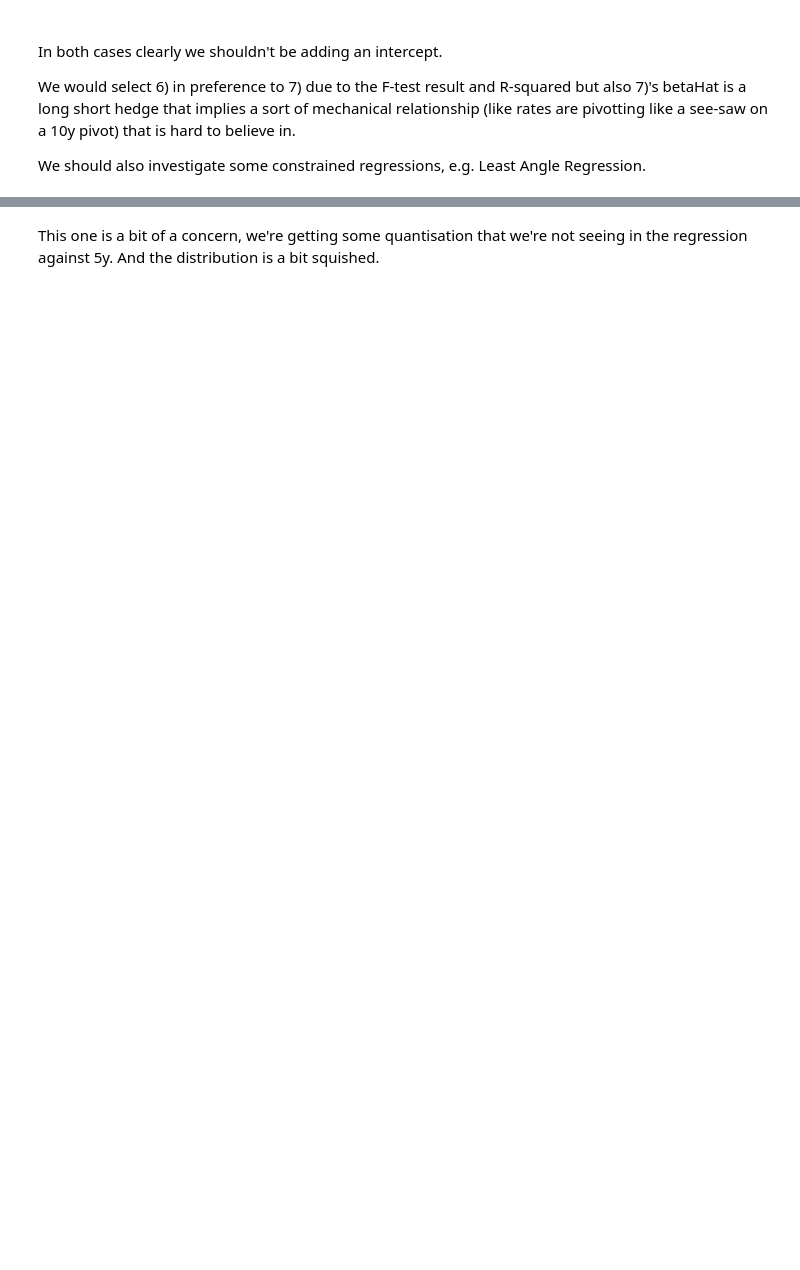
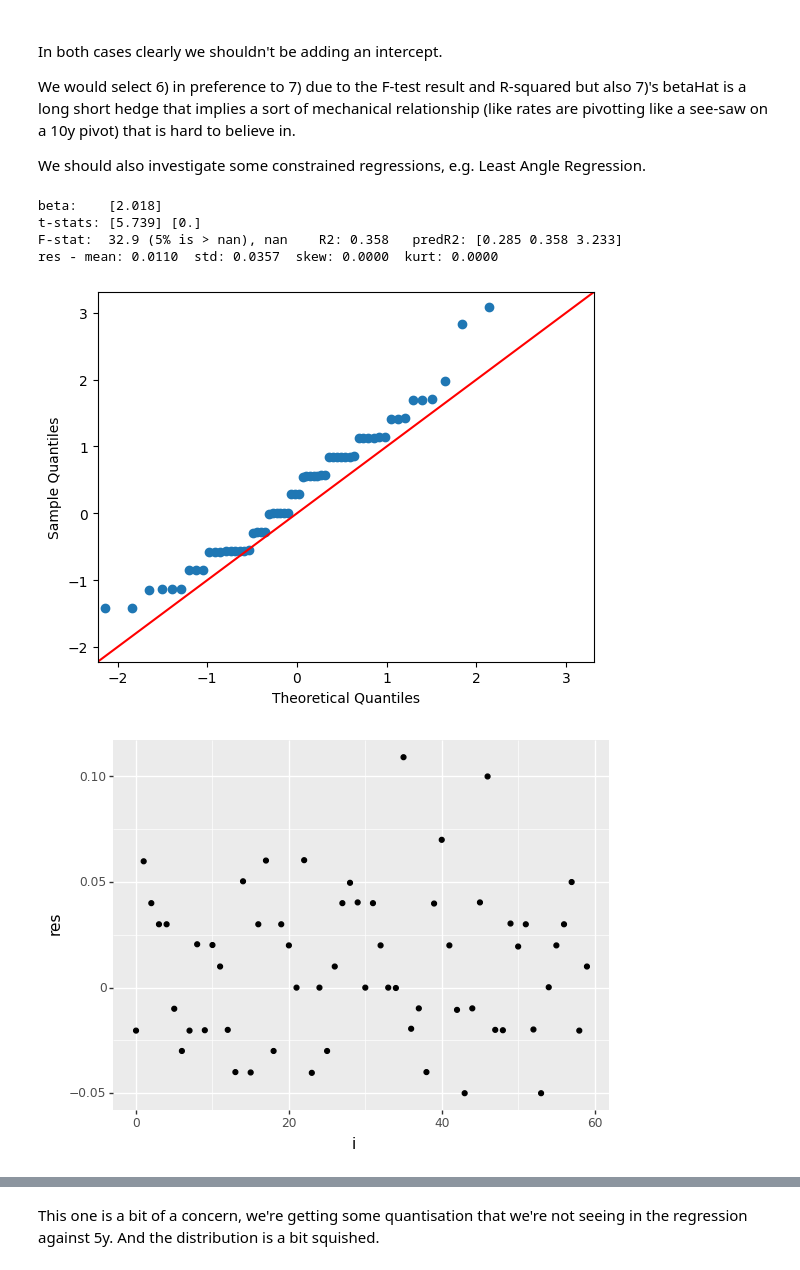
Before and after one commit to coppertop-bones/coppertop-libs, a Jupyter notebook: jupyter/analysis/Handling risk in the presence of multicollinearity.ipynb, the cells around one changed output, grey strips where cells are left out. Drawn from its saved outputs; the diff is of its cells as text; code cells hidden in the pictures; blank space fills up the shorter version.

```diff
--- a/jupyter/analysis/Handling risk in the presence of multicollinearity.ipynb
+++ b/jupyter/analysis/Handling risk in the presence of multicollinearity.ipynb
@@ -55,17 +48,16 @@ DATA_PATH = "./data"
+# %%
+array = (N**num)&darray
 # %% [markdown]
 <br>
 
 #### UTILS
 # %%
 @coppertop
-def residualsPlot(res:array_) -> P9:
-    # res = res >> to >> (vec&tvarray)
-    df = panda({'i':range(res >> count), 'res':res})
+def residualsPlot(res:array) -> plotnine.ggplot:
+    df = pandaframe({'i':range(res >> count), 'res':res})
     answer = (plotnine.ggplot(df, plotnine.aes(x='i', y='res')) + plotnine.geom_point())
-    answer = answer | P9
         # + p9.geom_line(color='lightgrey', size=0.25)
     return answer
-
 
 @coppertop
 def showStats(Y, X):
@@ -73,10 +65,10 @@ def showStats(Y, X):
 
 @coppertop
 def showStats(Y, X, options):
-    lm = dm.stats.ols(Y, X, options)
+    lm = ols(Y, X, options)
     f'beta:    {(lm >> betaHat >> round(_, 3)).reshape(lm.K)}' >> PP #      resDoF: {lm.resDoF}' >> PP
     f't-stats: {lm >> tStats >> round(_, 3)} {lm >> tVals >> round(_, 3)}' >> PP
-    f'F-stat:  {np.round(lm >> fStat, 1)} (5% is > {np.round(lm >> fCrit(_,0.05), 1)}), {np.round(lm >> fVal, 4)}    R2: {np.round(lm >> r2, 3)}   predR2: {np.round(dm.stats.predictedR2(Y, X, options), 3)}' >> PP
+    f'F-stat:  {np.round(lm >> fStat, 1)} (5% is > {np.round(lm >> fCrit(_,0.05), 1)}), {np.round(lm >> fVal, 4)}    R2: {np.round(lm >> r2, 3)}   predR2: {np.round(predictedR2(Y, X, options), 3)}' >> PP
     return lm
 
 @coppertop
@@ -98,29 +90,17 @@ renames = {
     '3 Yr':'_3y', '5 Yr':'_5y', '7 Yr':'_7y', '10 Yr':'_10y', '20 Yr':'_20y', '30 Yr':'_30y',
 }
 
-conversions = dict(
-    date=to(_, (N**date)&tvarray, 'MM/DD/YY'), _1m=to(_,array_), _2m=to(_,array_), _3m=to(_,array_),
-    _6m=to(_,array_), _1y=to(_,array_), _2y=to(_,array_), _3y=to(_,array_), _5y=to(_,array_),
-    _7y=to(_,array_), _10y=to(_,array_), _20y=to(_,array_), _30y=to(_,array_),
-)
+conversions = dict(date=to(_, pl.Date, 'MM/DD/YY' >> toCTimeFormat))
 
-path = DATA_PATH
-filename = 'us yields.csv'
-ytms = (path + '/' + filename) >> dm.frame.fromCsv(_, renames, conversions)
+ytms = DATA_PATH >> joinPath >> 'us yields.csv' >> polarframe.read
+ytms = ytms >> rename(_, renames)  >> conv(_, conversions) >> drop >> '_2m' #, 'date']
 # %% [markdown]
 select three months worth and calc diffs
 # %%
 d1 = '2021.01.01' >> to(_, _, 'YYYY.MM.DD') >> date
 d2 = '2021.04.01' >> to(_, _, 'YYYY.MM.DD') >> date
 
-subset = ytms >> select >> (lambda r: d1 <= r.date and r.date < d2)
-usDiffs = subset >> keys >> drop >> 'date' \
-    >> inject(_, bframe(), _) >> (lambda p, name:
-        p >> atPut >> name >> (subset >> at >> name >> diff)
-    )
-
-# TODO something like the following is clearer?
-# usDiffs = subset >> drop >> 'date' >> bycols >> collect >> lambda(name, col: col >> vec_.diff)
+usDiffs = ytms >> where >> (lambda r: d1 <= r['date'] and r['date'] < d2) >> diffRows >> drop >> 1
 # %% [markdown]
 <br>
 
@@ -216,8 +235,15 @@ We should also investigate some constrained regressions, e.g. Least Angle Regres
 # %%
 lm = showStats(ytm7y, ytm2y)
 res = lm >> residuals(_, ytm7y, ytm2y)
 res >> showResStats
-res >> dm.plot.qq
+res >> plotting.qq
 res >> residualsPlot >> PP;
+# %% [output]
+beta:    [2.018]
+t-stats: [5.739] [0.]
+F-stat:  32.9 (5% is > nan), nan    R2: 0.358   predR2: [0.285 0.358 3.233]
+res - mean: 0.0110  std: 0.0357  skew: 0.0000  kurt: 0.0000
+[figure, added]
+[figure, added]
 # %%
 sm.OLS(ytm7y, sm.add_constant(ytm2y)).fit().summary() >> PP;
```
Also changed, not shown: parts of 19 cells of this notebook, 9 other files.
